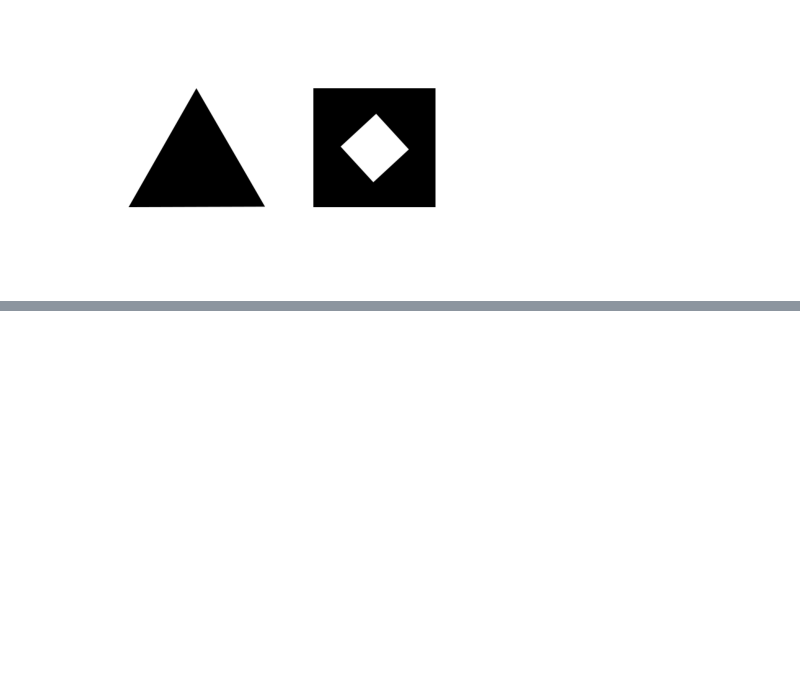
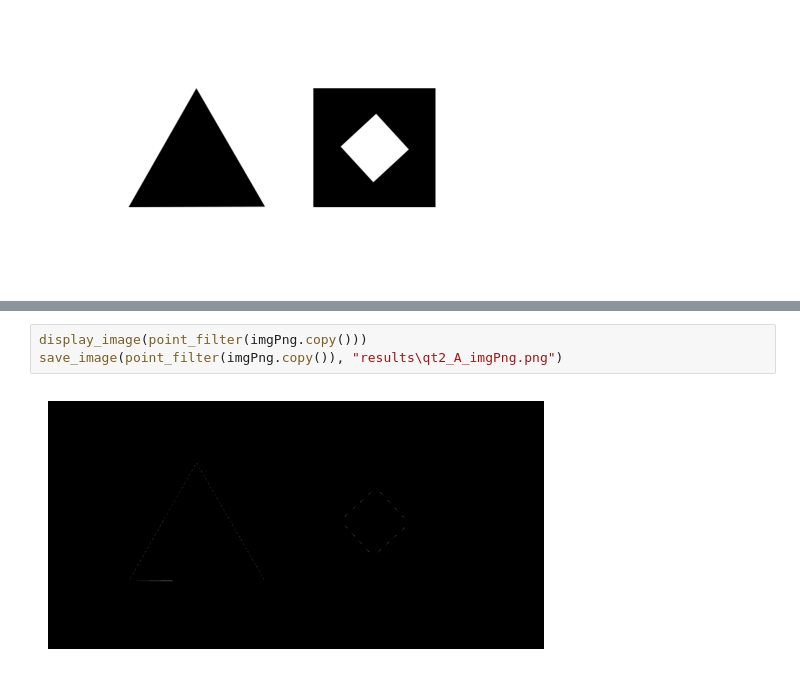
Before and after one commit to BarrosLucas/PracticeHomework, a Jupyter notebook: pdi.ipynb, the cells around one changed output, grey strips where cells are left out. Drawn from its saved outputs; the diff is of its cells as text; blank space fills up the shorter version.

```diff
--- a/pdi.ipynb
+++ b/pdi.ipynb
@@ -200,0 +213,5 @@ display_image(imgPng)
+# %%
+display_image(point_filter(imgPng.copy()))
+save_image(point_filter(imgPng.copy()), "results\qt2_A_imgPng.png")
+# %% [output]
+[figure, added]
```
Also changed, not shown: parts of 7 cells of this notebook, 1 other file.
